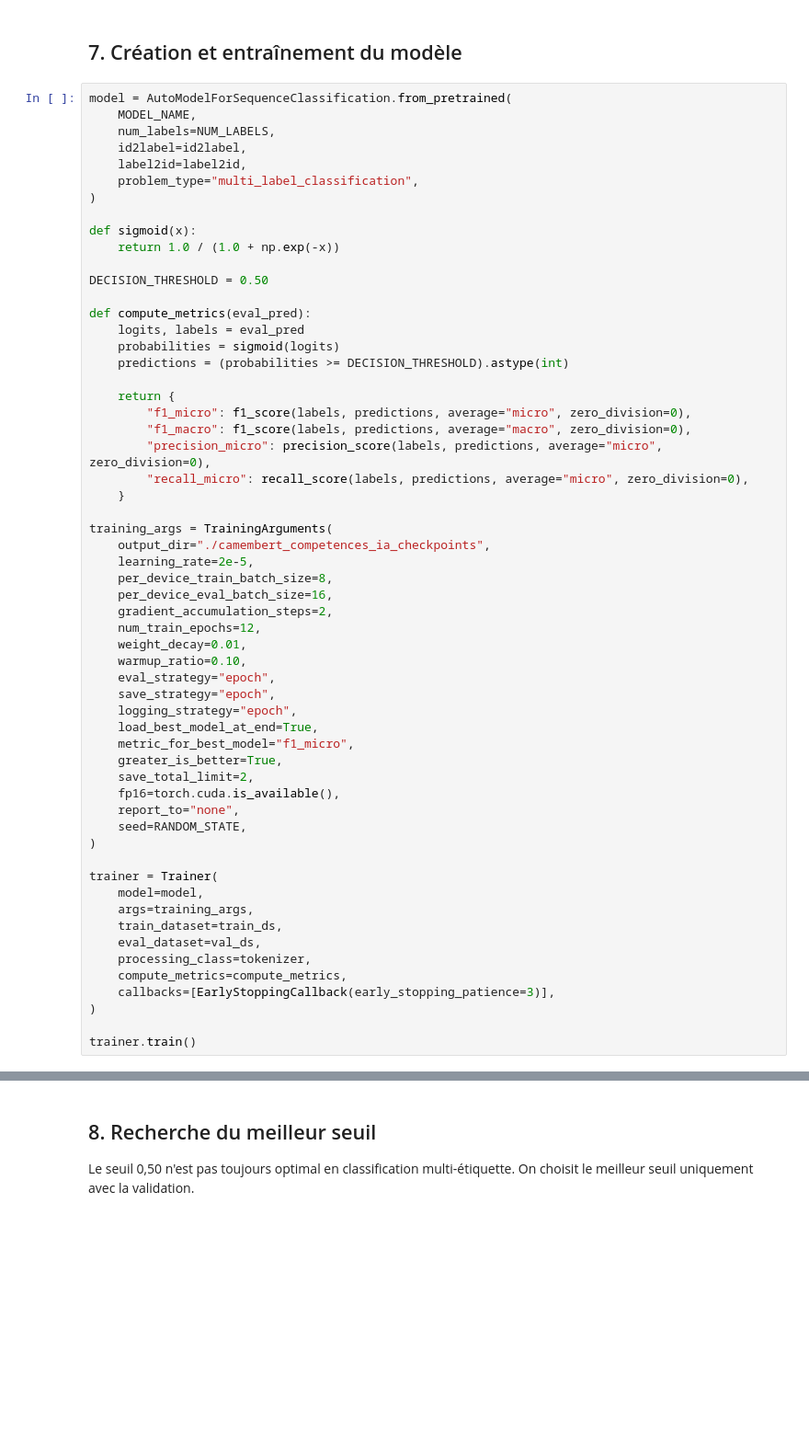
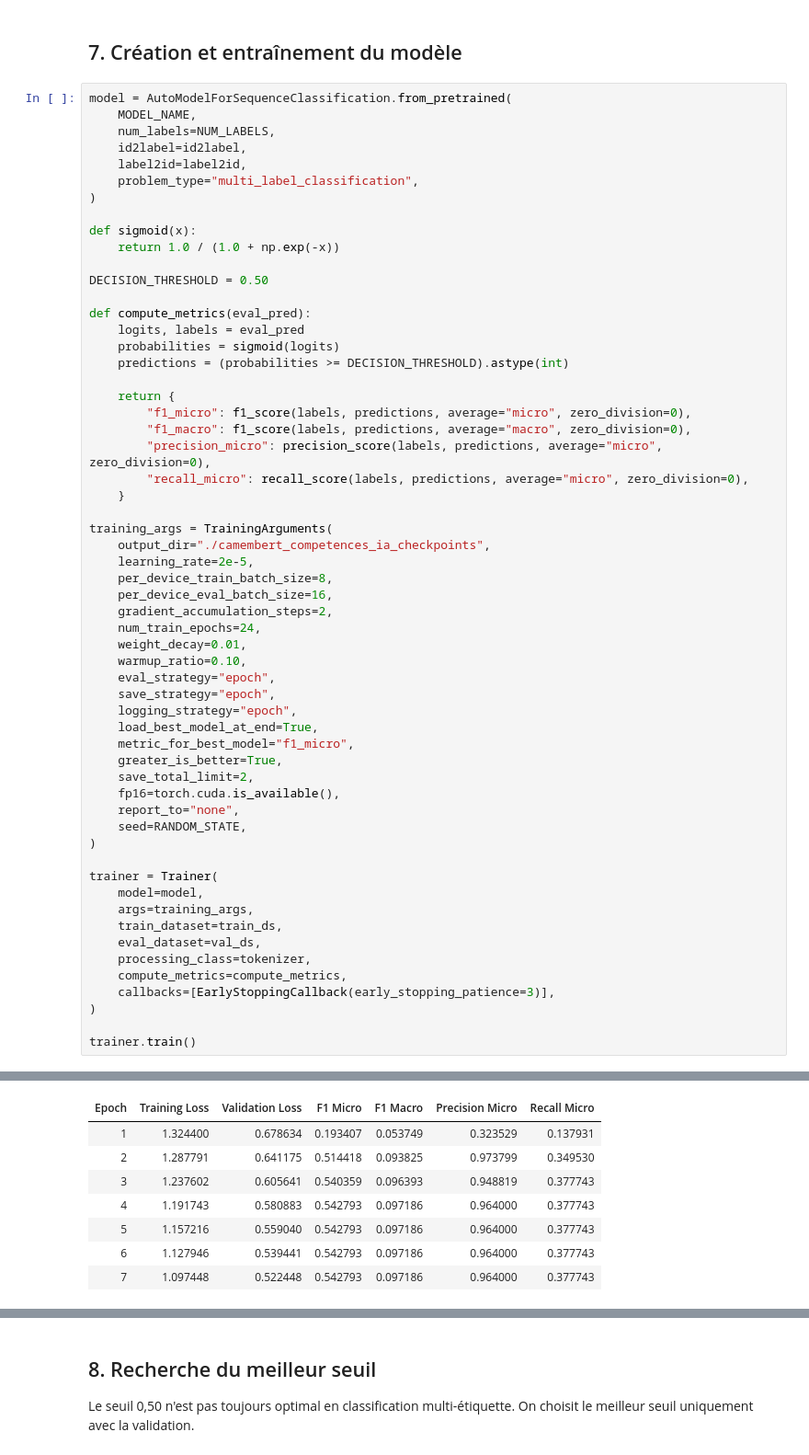
Before and after one commit to Antonlanghoff2/deepforma, a Jupyter notebook: entrainement_camembert_competences_ia.ipynb, the cells around one changed output, grey strips where cells are left out. Shown at 92% size. Saved outputs shown, nothing was run; the diff lists cells and outputs as text; blank space fills up the shorter version.

```diff
--- a/entrainement_camembert_competences_ia.ipynb
+++ b/entrainement_camembert_competences_ia.ipynb
@@ -376,7 +389,7 @@ training_args = TrainingArguments(
     per_device_train_batch_size=8,
     per_device_eval_batch_size=16,
     gradient_accumulation_steps=2,
-    num_train_epochs=12,
+    num_train_epochs=24,
     weight_decay=0.01,
     warmup_ratio=0.10,
     eval_strategy="epoch",
@@ -402,3 +415,4 @@ trainer = Trainer(
 )
 
 trainer.train()
+# %% [output]
@@ -404,0 +439,8 @@ trainer.train()
+| Epoch | Training Loss | Validation Loss | F1 Micro | F1 Macro | Precision Micro | Recall Micro |
+| 1 | 1.324400 | 0.678634 | 0.193407 | 0.053749 | 0.323529 | 0.137931 |
+| 2 | 1.287791 | 0.641175 | 0.514418 | 0.093825 | 0.973799 | 0.349530 |
+| 3 | 1.237602 | 0.605641 | 0.540359 | 0.096393 | 0.948819 | 0.377743 |
+| 4 | 1.191743 | 0.580883 | 0.542793 | 0.097186 | 0.964000 | 0.377743 |
+| 5 | 1.157216 | 0.559040 | 0.542793 | 0.097186 | 0.964000 | 0.377743 |
+| 6 | 1.127946 | 0.539441 | 0.542793 | 0.097186 | 0.964000 | 0.377743 |
+| 7 | 1.097448 | 0.522448 | 0.542793 | 0.097186 | 0.964000 | 0.377743 |
```
Also changed, not shown: parts of 14 cells of this notebook, 49 other files.
